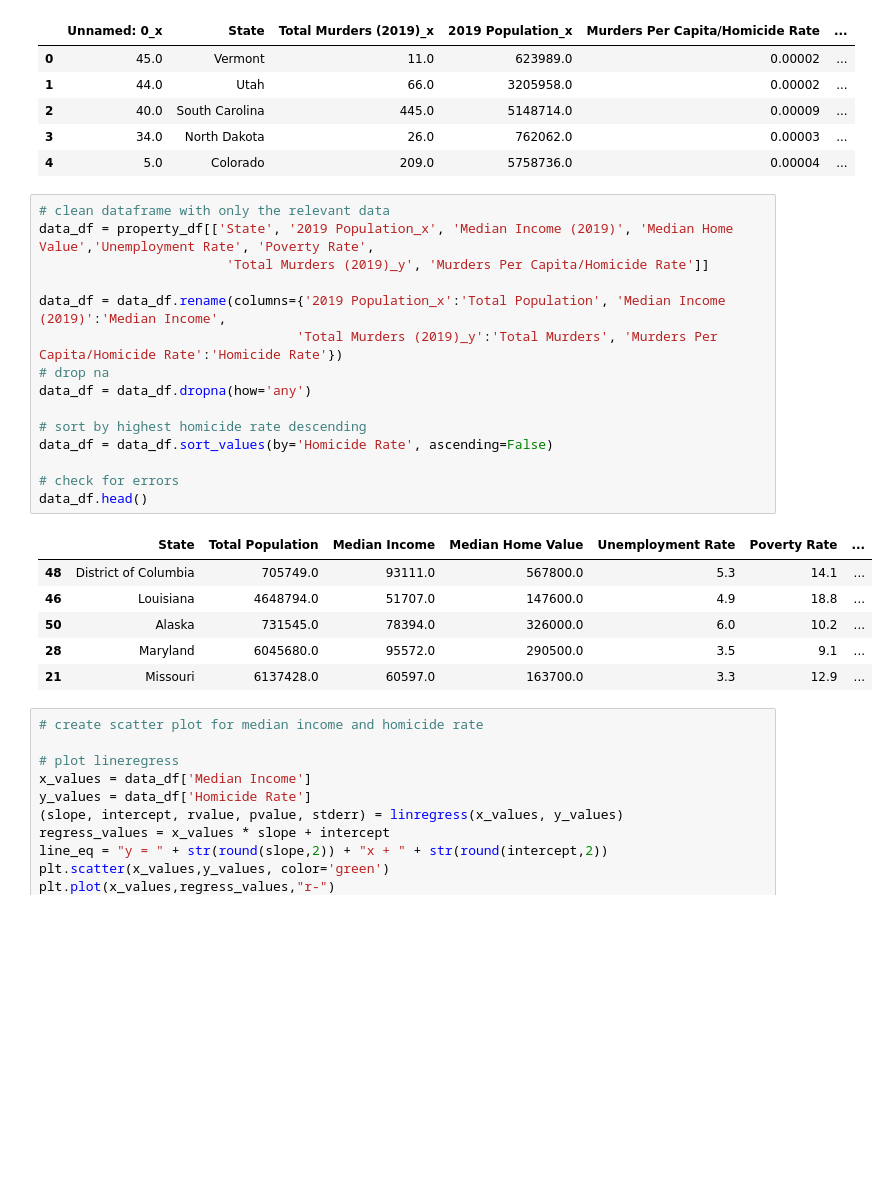
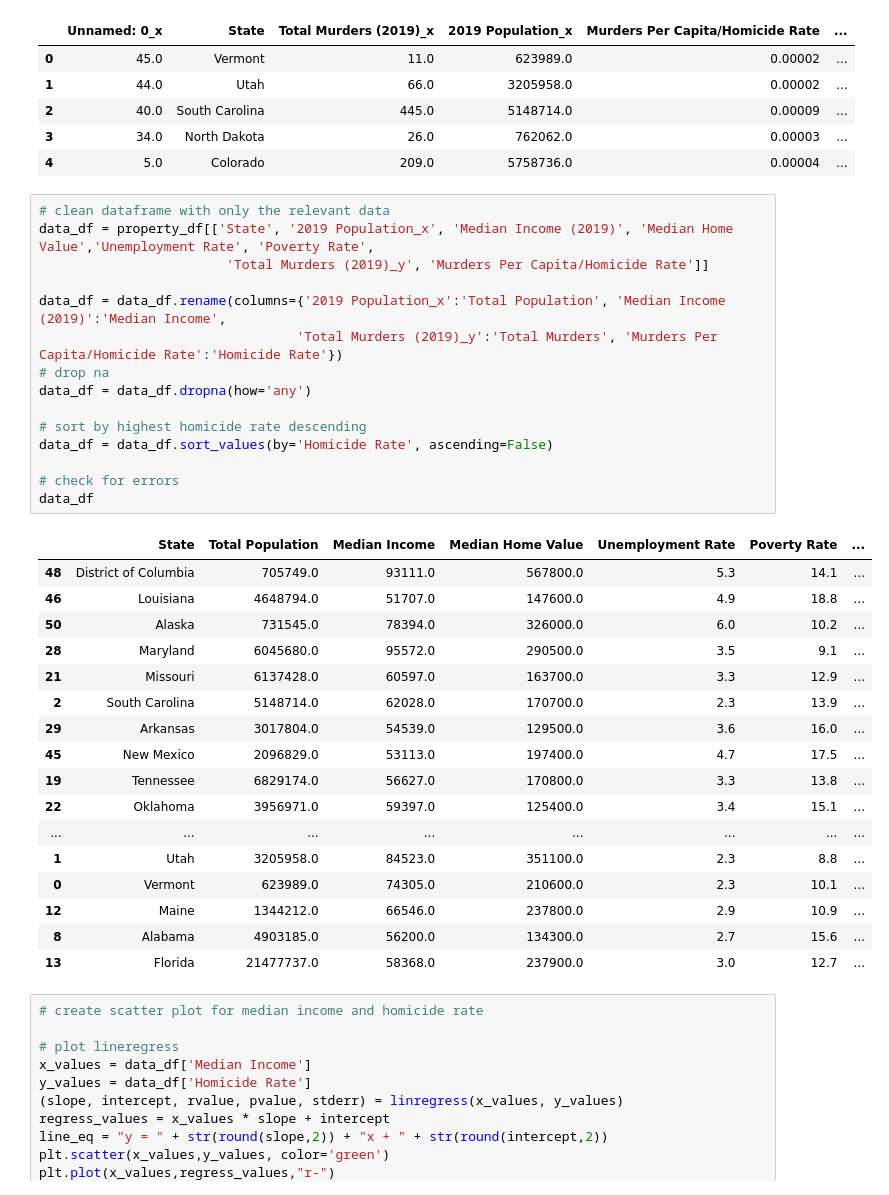
Before and after one commit to akarpie96/CrimeStats, a Jupyter notebook: clean_data_scatterplots.ipynb, the cells around one changed output. Saved outputs shown, nothing was run; the diff lists cells and outputs as text; blank space fills up the shorter version.

```diff
--- a/clean_data_scatterplots.ipynb
+++ b/clean_data_scatterplots.ipynb
@@ -33,25 +33,36 @@ property_df.head()
 # %%
 # clean dataframe with only the relevant data
 data_df = property_df[['State', '2019 Population_x', 'Median Income (2019)', 'Median Home Value','Unemployment Rate', 'Poverty Rate',
                         'Total Murders (2019)_y', 'Murders Per Capita/Homicide Rate']]
 
 data_df = data_df.rename(columns={'2019 Population_x':'Total Population', 'Median Income (2019)':'Median Income',
                                  'Total Murders (2019)_y':'Total Murders', 'Murders Per Capita/Homicide Rate':'Homicide Rate'})
 # drop na
 data_df = data_df.dropna(how='any')
 
 # sort by highest homicide rate descending
 data_df = data_df.sort_values(by='Homicide Rate', ascending=False)
 
 # check for errors
-data_df.head()
+data_df
 # %% [output]
 |  | State | Total Population | Median Income | Median Home Value | Unemployment Rate | Poverty Rate | ... |
 | 48 | District of Columbia | 705749.0 | 93111.0 | 567800.0 | 5.3 | 14.1 | ... |
 | 46 | Louisiana | 4648794.0 | 51707.0 | 147600.0 | 4.9 | 18.8 | ... |
 | 50 | Alaska | 731545.0 | 78394.0 | 326000.0 | 6.0 | 10.2 | ... |
 | 28 | Maryland | 6045680.0 | 95572.0 | 290500.0 | 3.5 | 9.1 | ... |
 | 21 | Missouri | 6137428.0 | 60597.0 | 163700.0 | 3.3 | 12.9 | ... |
+| 2 | South Carolina | 5148714.0 | 62028.0 | 170700.0 | 2.3 | 13.9 | ... |
+| 29 | Arkansas | 3017804.0 | 54539.0 | 129500.0 | 3.6 | 16.0 | ... |
+| 45 | New Mexico | 2096829.0 | 53113.0 | 197400.0 | 4.7 | 17.5 | ... |
+| 19 | Tennessee | 6829174.0 | 56627.0 | 170800.0 | 3.3 | 13.8 | ... |
+| 22 | Oklahoma | 3956971.0 | 59397.0 | 125400.0 | 3.4 | 15.1 | ... |
+| ... | ... | ... | ... | ... | ... | ... | ... |
+| 1 | Utah | 3205958.0 | 84523.0 | 351100.0 | 2.3 | 8.8 | ... |
+| 0 | Vermont | 623989.0 | 74305.0 | 210600.0 | 2.3 | 10.1 | ... |
+| 12 | Maine | 1344212.0 | 66546.0 | 237800.0 | 2.9 | 10.9 | ... |
+| 8 | Alabama | 4903185.0 | 56200.0 | 134300.0 | 2.7 | 15.6 | ... |
+| 13 | Florida | 21477737.0 | 58368.0 | 237900.0 | 3.0 | 12.7 | ... |
 # %%
 # create scatter plot for median income and homicide rate
 
```
Also changed, not shown: parts of 2 cells of this notebook.
